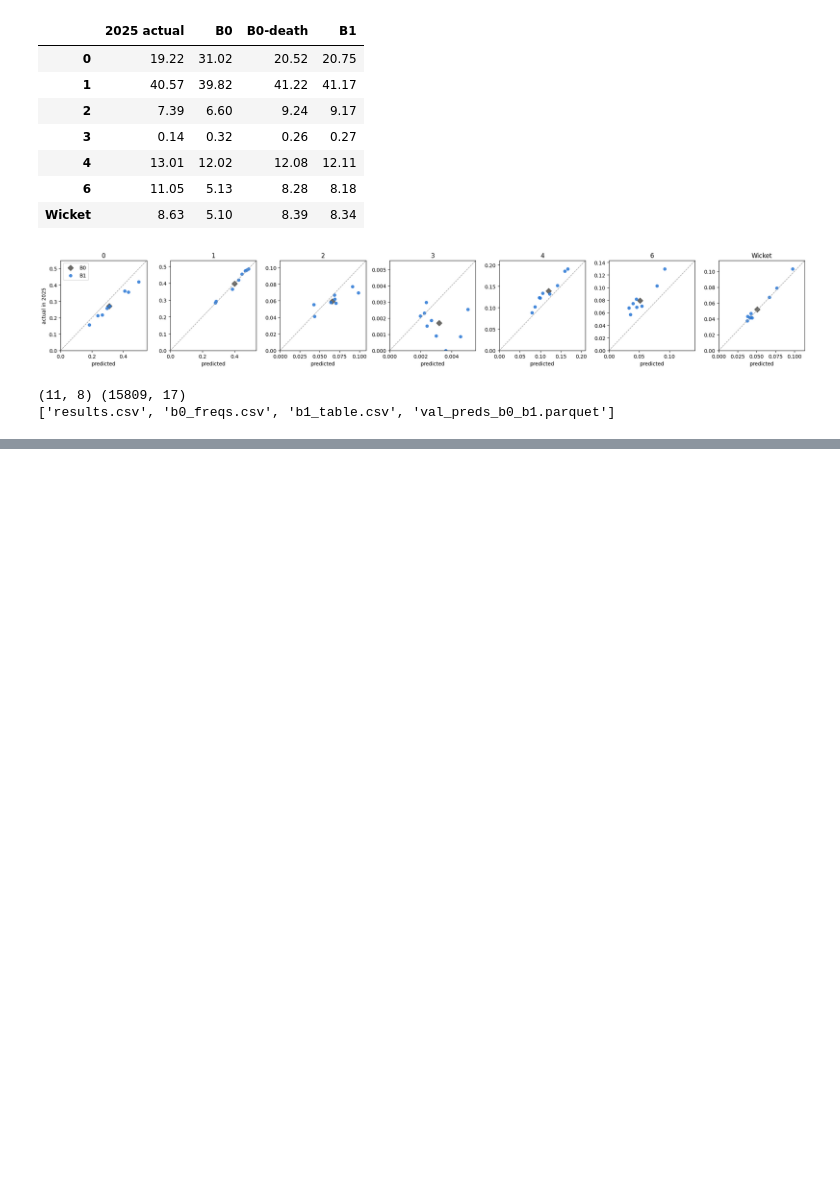
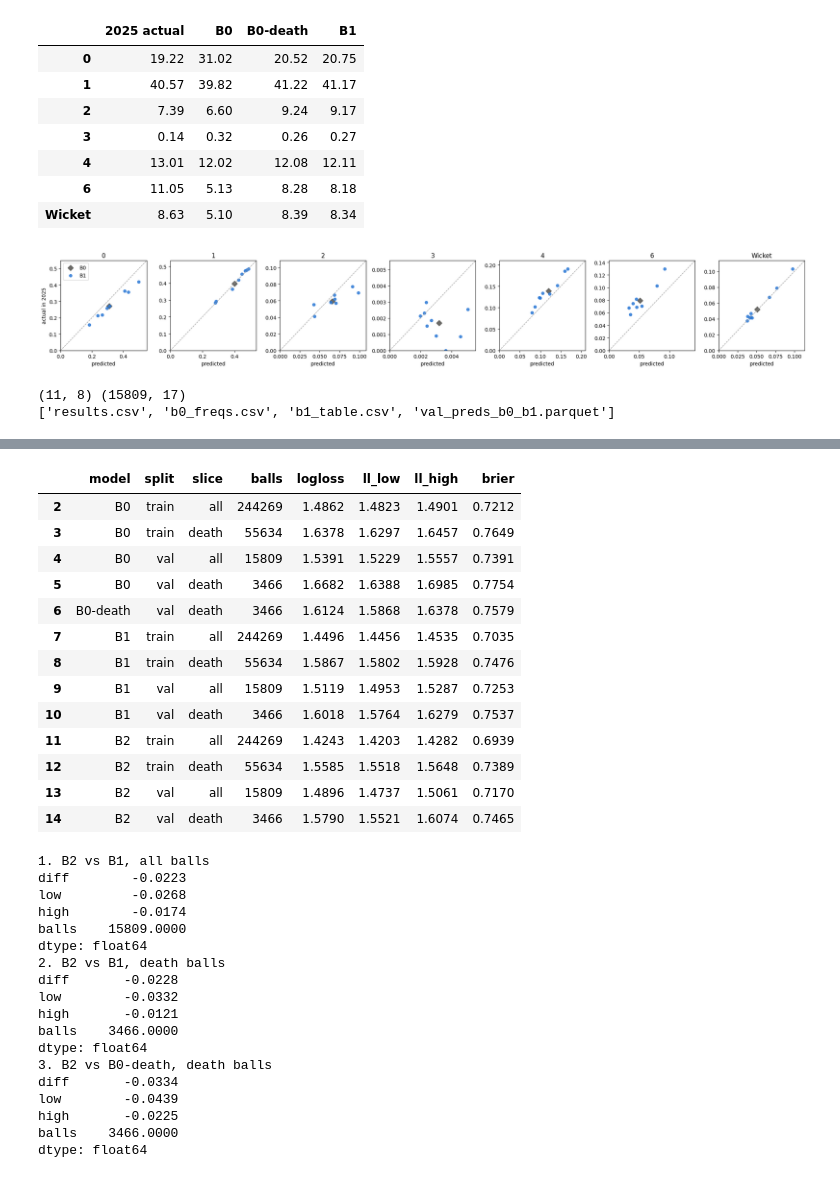
Before and after one commit to arjunnamburi/ml_death_overs_ipl, a Jupyter notebook: notebooks/models.ipynb, the cells around one changed output, grey strips where cells are left out. Drawn from its saved outputs; the diff is of its cells as text; code cells hidden in the pictures; blank space fills up the shorter version.

Commit message:
Done until Cell 5 of B2

```diff
--- a/notebooks/models.ipynb
+++ b/notebooks/models.ipynb
@@ -554,0 +696,20 @@ print(os.listdir(OUT))
+# %%
+#B2,Cell 3
+
+import time, warnings
+from sklearn.linear_model import LogisticRegression
+from sklearn.exceptions import ConvergenceWarning
+
+def fit_lr(X,y,C=1.0):
+    m = LogisticRegression(C=C,max_iter=3000)
+    with warnings.catch_warnings():
+        warnings.simplefilter('error', ConvergenceWarning)
+        m.fit(X, y)
+    return m
+
+y_tr = d.loc[TR,'y'].values
+t0 = time.time()
+b2 = fit_lr(X_tr.values, y_tr)
+print('fit time (s):', round(time.time() - t0), '| iterations:', int(b2.n_iter_[0]))
+
+P_b2_tr, P_b2_va = b2.predict_proba(X_tr.values), b2.predict_proba(X_va.values)
@@ -554,0 +739,42 @@ print(os.listdir(OUT))
+# %%
+# B2, cell 4: score B2 and compare it with the baselines on the same balls
+evaluate('B2', P_b2_tr, TR, 'train')
+evaluate('B2', P_b2_va, VA, 'val')
+display(pd.DataFrame(results).query("model in ['B0', 'B0-death', 'B1', 'B2']").round(4))
+
+print('1. B2 vs B1, all balls');         print(compare('B2', 'B1', 'val'))
+print('2. B2 vs B1, death balls');       print(compare('B2', 'B1', 'val', 'death'))
+print('3. B2 vs B0-death, death balls'); print(compare('B2', 'B0-death', 'val', 'death'))
+# %% [output]
+|  | model | split | slice | balls | logloss | ll_low | ll_high | brier |
+| 2 | B0 | train | all | 244269 | 1.4862 | 1.4823 | 1.4901 | 0.7212 |
+| 3 | B0 | train | death | 55634 | 1.6378 | 1.6297 | 1.6457 | 0.7649 |
+| 4 | B0 | val | all | 15809 | 1.5391 | 1.5229 | 1.5557 | 0.7391 |
+| 5 | B0 | val | death | 3466 | 1.6682 | 1.6388 | 1.6985 | 0.7754 |
+| 6 | B0-death | val | death | 3466 | 1.6124 | 1.5868 | 1.6378 | 0.7579 |
+| 7 | B1 | train | all | 244269 | 1.4496 | 1.4456 | 1.4535 | 0.7035 |
+| 8 | B1 | train | death | 55634 | 1.5867 | 1.5802 | 1.5928 | 0.7476 |
+| 9 | B1 | val | all | 15809 | 1.5119 | 1.4953 | 1.5287 | 0.7253 |
+| 10 | B1 | val | death | 3466 | 1.6018 | 1.5764 | 1.6279 | 0.7537 |
+| 11 | B2 | train | all | 244269 | 1.4243 | 1.4203 | 1.4282 | 0.6939 |
+| 12 | B2 | train | death | 55634 | 1.5585 | 1.5518 | 1.5648 | 0.7389 |
+| 13 | B2 | val | all | 15809 | 1.4896 | 1.4737 | 1.5061 | 0.7170 |
+| 14 | B2 | val | death | 3466 | 1.5790 | 1.5521 | 1.6074 | 0.7465 |
+1. B2 vs B1, all balls
+diff        -0.0223
+low         -0.0268
+high        -0.0174
+balls    15809.0000
+dtype: float64
+2. B2 vs B1, death balls
+diff       -0.0228
+low        -0.0332
+high       -0.0121
+balls    3466.0000
+dtype: float64
+3. B2 vs B0-death, death balls
+diff       -0.0334
+low        -0.0439
+high       -0.0225
+balls    3466.0000
+dtype: float64
```
Also changed, not shown: parts of 10 cells of this notebook.
